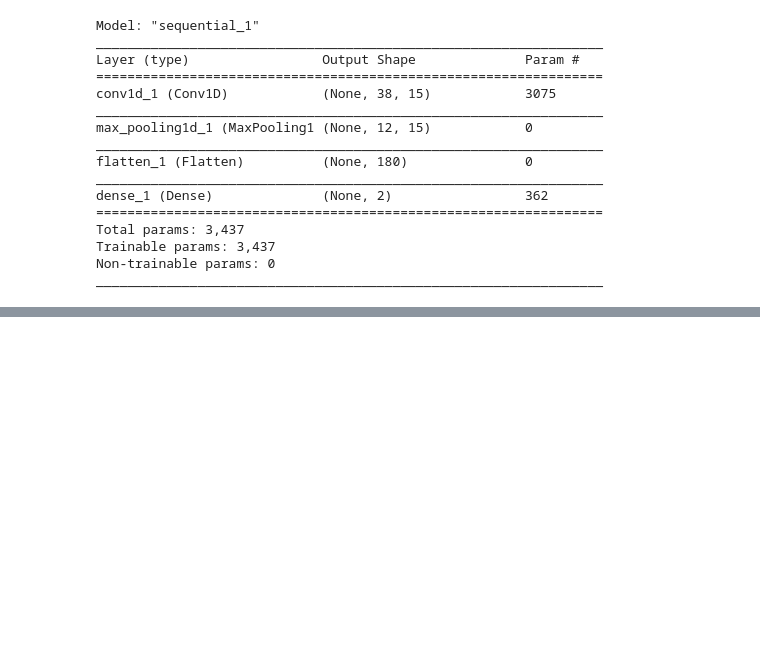
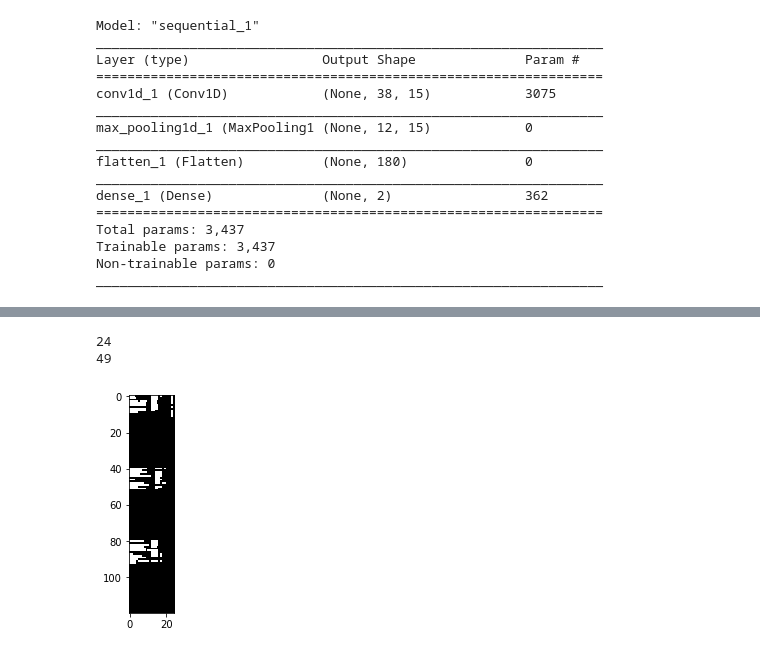
Before and after one commit to dpasse/boom-shaka-laka, a Jupyter notebook: notebooks/tables/simple_table_regression_poc.ipynb, the cells around one changed output, grey strips where cells are left out. Cells and saved outputs as stored; diff of their text form; code cells hidden in the pictures; blank space fills up the shorter version.

```diff
--- a/notebooks/tables/simple_table_regression_poc.ipynb
+++ b/notebooks/tables/simple_table_regression_poc.ipynb
@@ -311,0 +307,40 @@ plt.show()
+# %%
+splits = []
+
+previous_index = -1
+for index in indexes:
+
+    print(index)
+
+    for row in X_train[2]:
+
+        if previous_index > 0:
+            splits.append(row[previous_index:index].tolist())
+        else:
+            splits.append(row[:index].tolist())
+
+    previous_index = index
+
+for row in X_train[2]:
+    splits.append(row[index:].tolist())
+
+_max = np.max([
+    len(row)
+    for row in splits
+])
+
+formatted = []
+for row in splits:
+    while len(row) < _max:
+        row.append(0)
+
+    formatted.append(row)
+
+formatted = filter(lambda: np.sum(x) > 0, formatted)
+
+plt.imshow(formatted, cmap='gray')
+plt.show()
+# %% [output]
+24
+49
+[figure, added]
```
Also changed, not shown: parts of 9 cells of this notebook.
